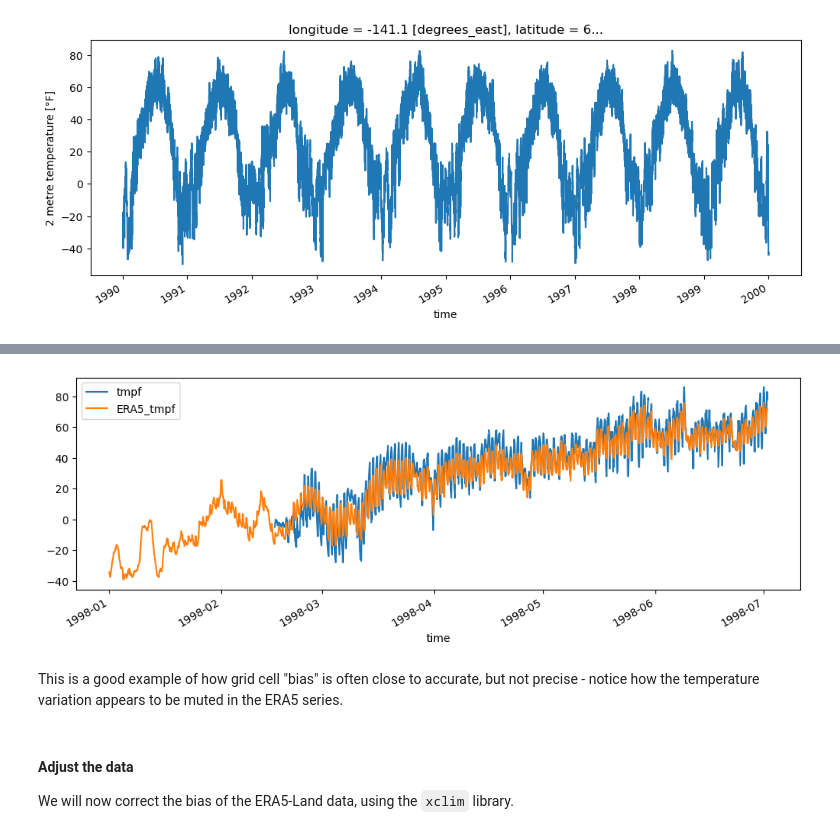
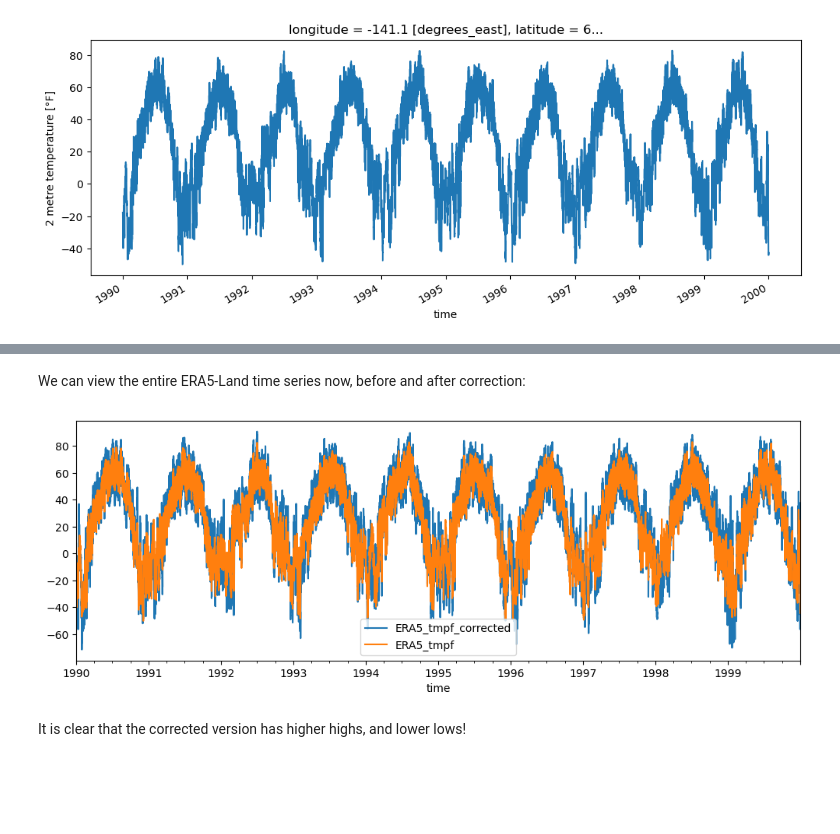
Before and after one commit to ua-snap/ardac-toolbox, a Jupyter notebook: notebooks/bias_correction.ipynb, the cells around one changed output, grey strips where cells are left out. Drawn from its saved outputs; the diff is of its cells as text; code cells hidden in the pictures; blank space fills up the shorter version.

Commit message:
ERA5 bias-correction example

```diff
--- a/notebooks/bias_correction.ipynb
+++ b/notebooks/bias_correction.ipynb
@@ -118,0 +154,2 @@ Now let's plot both for a time period where the observational record is mostly c
+# %%
+ref = ref.sel(time=slice("1998-03-01", "1999-12-31"))
@@ -118,0 +158,2 @@ Now let's plot both for a time period where the observational record is mostly c
+# %%
+hist = t2mF.sel(time=slice("1998-03-01", "1999-12-31"))
@@ -118,0 +164,5 @@ Now let's plot both for a time period where the observational record is mostly c
+# %%
+QM = sdba.EmpiricalQuantileMapping.train(
+    ref, hist, nquantiles=15, group="time.month", kind="+"
+)
+scen = QM.adjust(t2mF, extrapolation="constant", interp="linear")
@@ -118,0 +191,17 @@ Now let's plot both for a time period where the observational record is mostly c
+# %%
+doy_win31 = sdba.Grouper("time.dayofyear", window=15)
+Sca = sdba.Scaling.train(ref, hist, group=doy_win31, kind="+")
+sim_scl = Sca.adjust(t2mF)
+
+detrender = sdba.detrending.PolyDetrend(degree=1, group="time.dayofyear", kind="+")
+sim_fit = detrender.fit(sim_scl)
+sim_detrended = sim_fit.detrend(sim_scl)
+
+ref_n, _ = sdba.processing.normalize(ref, group=doy_win31, kind="+")
+hist_n, _ = sdba.processing.normalize(hist, group=doy_win31, kind="+")
+
+QM = sdba.EmpiricalQuantileMapping.train(
+    ref_n, hist_n, nquantiles=15, group="time.month", kind="+"
+)
+scen_detrended = QM.adjust(sim_detrended, extrapolation="constant", interp="nearest")
+scen = sim_fit.retrend(scen_detrended)
@@ -119,22 +224,25 @@ Now let's plot both for a time period where the observational record is mostly c
+# %% [markdown]
+We can view the entire ERA5-Land time series now, before and after correction:
 # %%
 # first we are just pulling out that ERA5 data into a dataframe (so that the label will show)
+new_era5 = scen.sel(
+    latitude=scen.latitude.values[0],
+    longitude=scen.longitude.values[0],
+).to_pandas()
+new_era5.name = "ERA5_tmpf_corrected"
+new_era5 = pd.DataFrame(new_era5)
 era5_srs = t2mF.sel(
-    time=slice("1998-01-01", "1998-07-01"),
     latitude=t2mF.latitude.values[0],
     longitude=t2mF.longitude.values[0],
 ).to_pandas()
 era5_srs.name = "ERA5_tmpf"
 era5_df = pd.DataFrame(era5_srs)
 
 fig, ax = plt.subplots(1, 1, figsize=(12, 4))
-df.loc["1998-01-01":"1998-07-01"].plot(ax=ax)
+new_era5.plot(ax=ax)
 era5_df.plot(ax=ax)
 plt.show()
 # %% [output]
-[figure, old version]
+[figure, new version]
-# %% [markdown]
-This is a good example of how grid cell "bias" is often close to accurate, but not precise - notice how the temperature variation appears to be muted in the ERA5 series.
-# %% [markdown]
-#### Adjust the data
-
-We will now correct the bias of the ERA5-Land data, using the `xclim` library.
+# %% [markdown]
+It is clear that the corrected version has higher highs, and lower lows!
```
Also changed, not shown: parts of 18 cells of this notebook.
